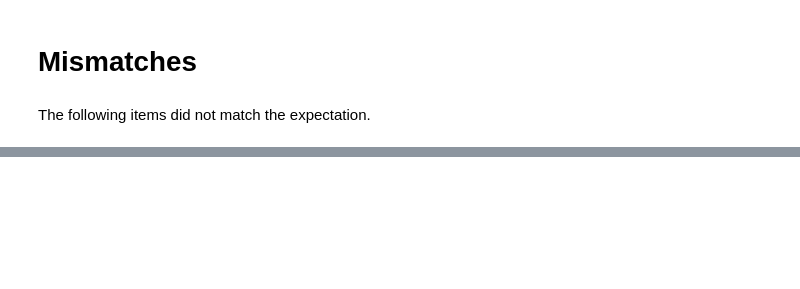
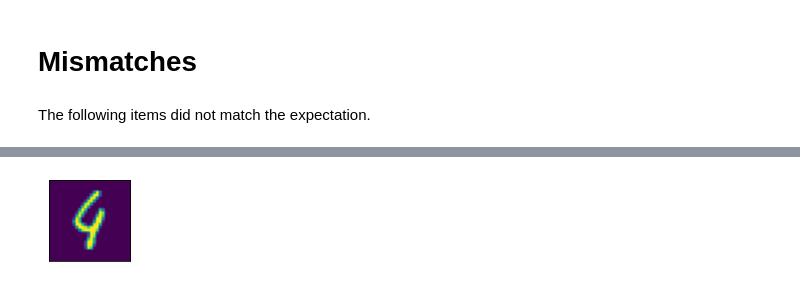
Before and after one commit to raffaelschmid/xai-adversarial-attack, a Jupyter notebook: notebook/modeling/02_confusion_matrix.ipynb, the cells around one changed output, grey strips where cells are left out. Saved outputs shown, nothing was run; the diff lists cells and outputs as text; code cells hidden in the pictures; blank space fills up the shorter version.

```diff
--- a/notebook/modeling/02_confusion_matrix.ipynb
+++ b/notebook/modeling/02_confusion_matrix.ipynb
@@ -43,0 +52,4 @@ Passing non-integers as three-element position specification is deprecated since
+# %%
+display_dataframe(x_test[[115]])
+# %% [output]
+[figure, added]
```
Also changed, not shown: parts of 5 cells of this notebook, 10 other files.
